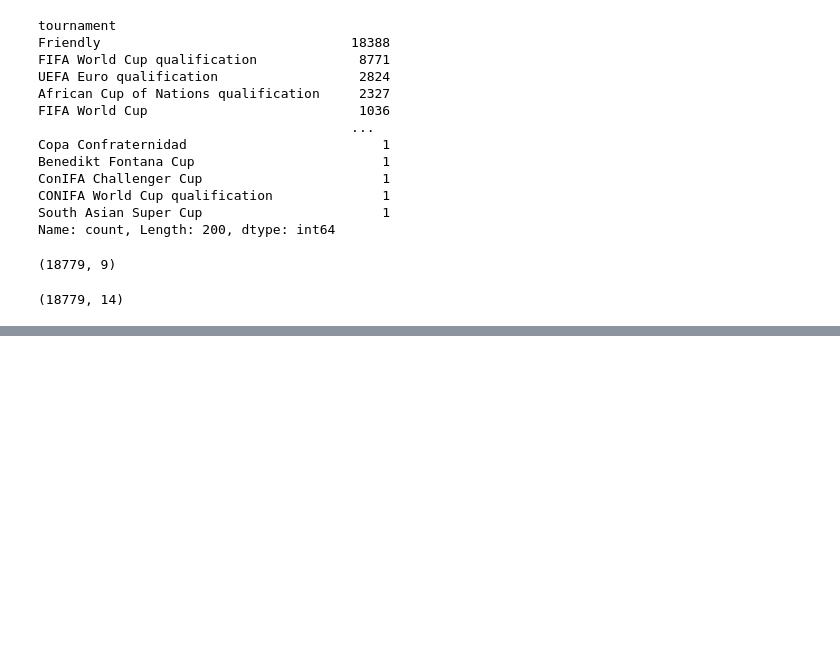
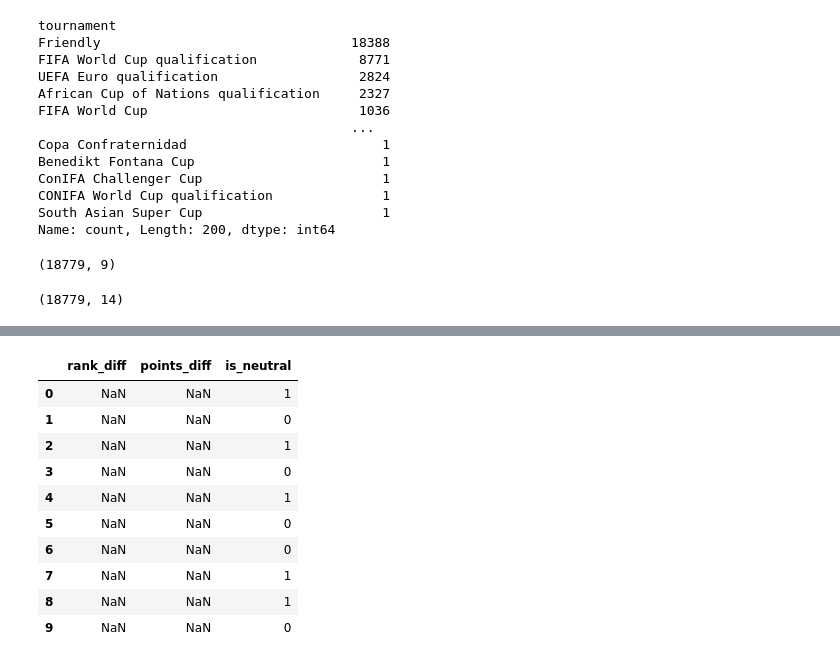
Before and after one commit to Prithviraj-chw/Fifa-WC-Predictor, a Jupyter notebook: model.ipynb, the cells around one changed output, grey strips where cells are left out. Drawn from its saved outputs; the diff is of its cells as text; code cells hidden in the pictures; blank space fills up the shorter version.

```diff
--- a/model.ipynb
+++ b/model.ipynb
@@ -224,0 +238,14 @@ print(post_1992[['date','home_team','away_team','home_rank','away_rank']].head(1
+# %%
+df_final[["rank_diff", "points_diff", "is_neutral"]].head(10)
+# %% [output]
+|  | rank_diff | points_diff | is_neutral |
+| 0 | NaN | NaN | 1 |
+| 1 | NaN | NaN | 0 |
+| 2 | NaN | NaN | 1 |
+| 3 | NaN | NaN | 0 |
+| 4 | NaN | NaN | 1 |
+| 5 | NaN | NaN | 0 |
+| 6 | NaN | NaN | 0 |
+| 7 | NaN | NaN | 1 |
+| 8 | NaN | NaN | 1 |
+| 9 | NaN | NaN | 0 |
```
Also changed, not shown: parts of 18 cells of this notebook.
